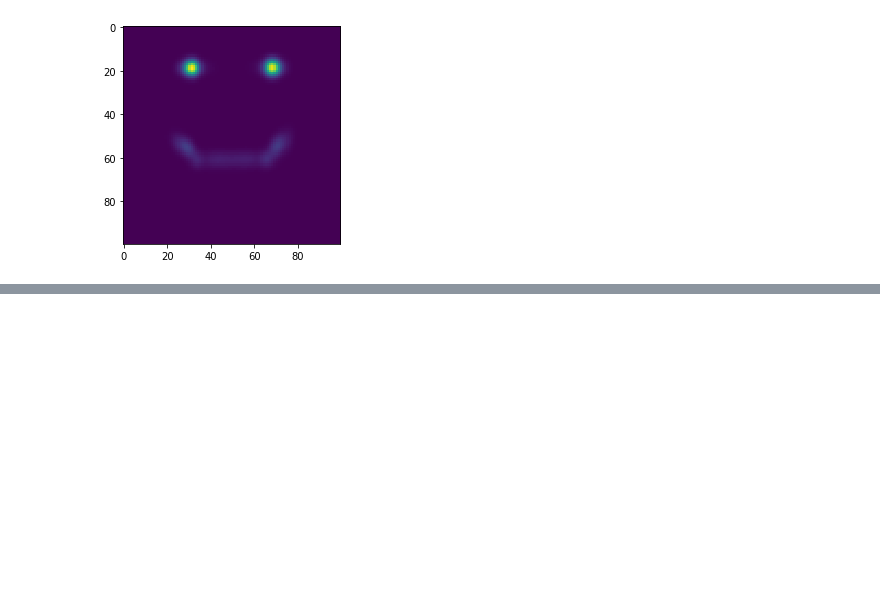
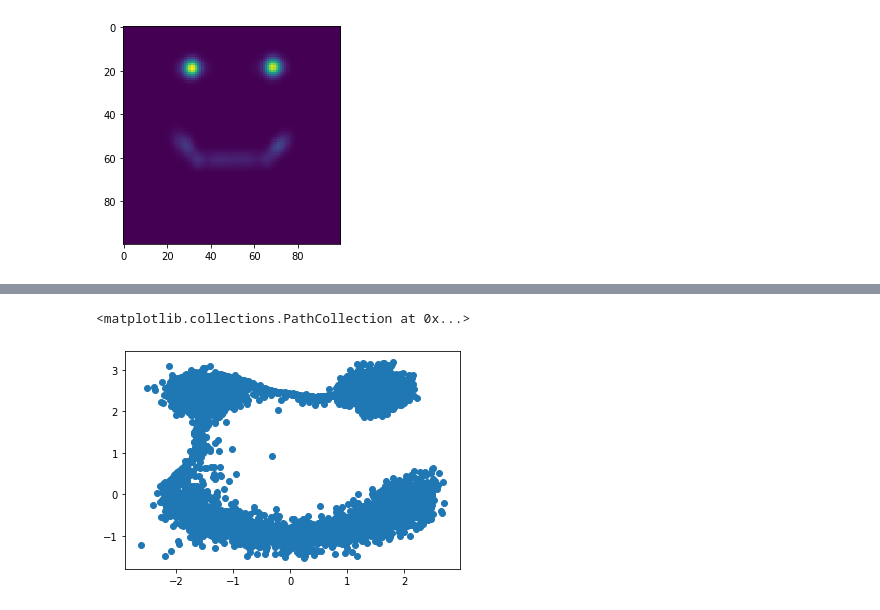
Before and after one commit to MariEliseeva/DUL, a Jupyter notebook: hw2_1.ipynb, the cells around one changed output, grey strips where cells are left out. Drawn from its saved outputs; the diff is of its cells as text; code cells hidden in the pictures; blank space fills up the shorter version.

```diff
--- a/hw2_1.ipynb
+++ b/hw2_1.ipynb
@@ -230,0 +338,14 @@ plt.legend()
+# %%
+low = torch.tensor([0.0 + EPS]).to(DEVICE)
+high = torch.tensor([1.0 - EPS]).to(DEVICE)
+z = Uniform(low, high).rsample((18000, 1))
+z = z.view(-1, 2)
+
+x1, x2 = model.inverse(z)
+x1 = x1.cpu().detach().numpy()
+x2 = x2.cpu().detach().numpy()
+plt.figure()
+plt.scatter(x1, x2)
+# %% [output]
+<matplotlib.collections.PathCollection at 0x...>
+[figure, added]
```
Also changed, not shown: parts of 17 cells of this notebook.
